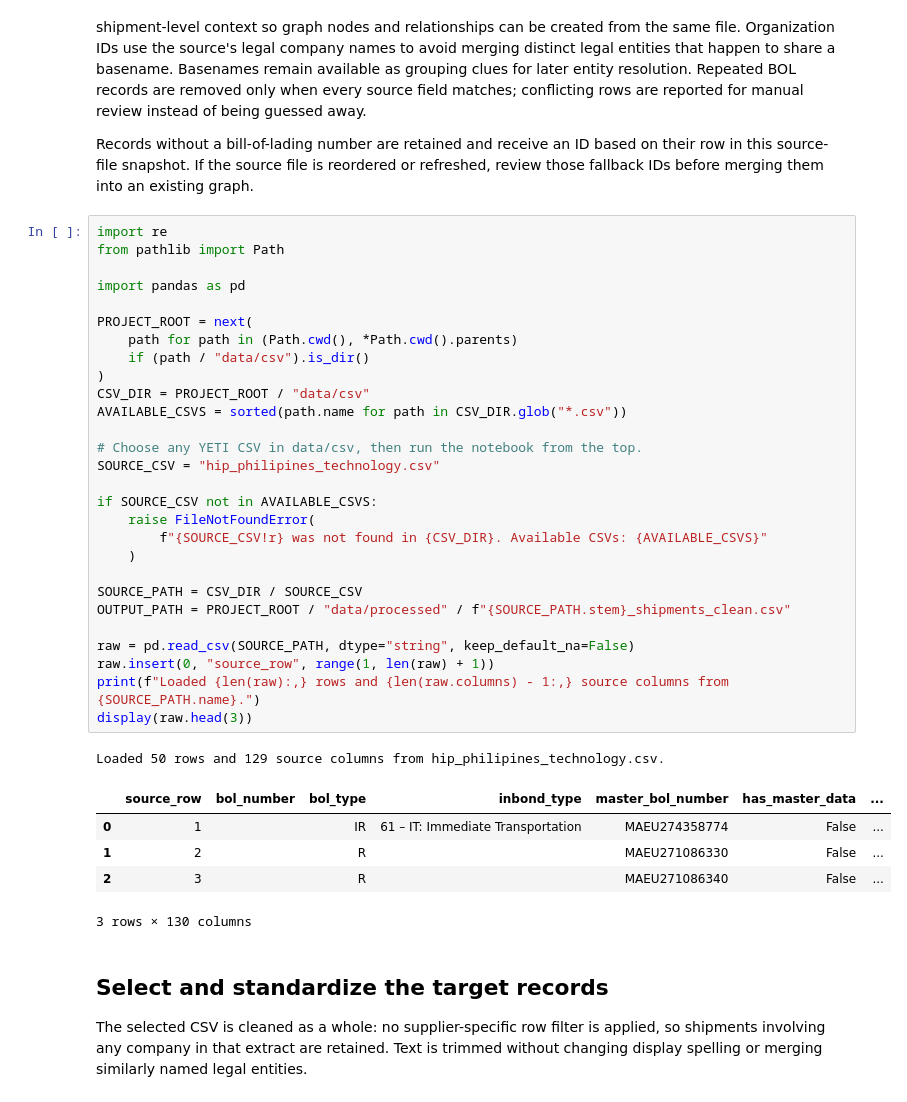
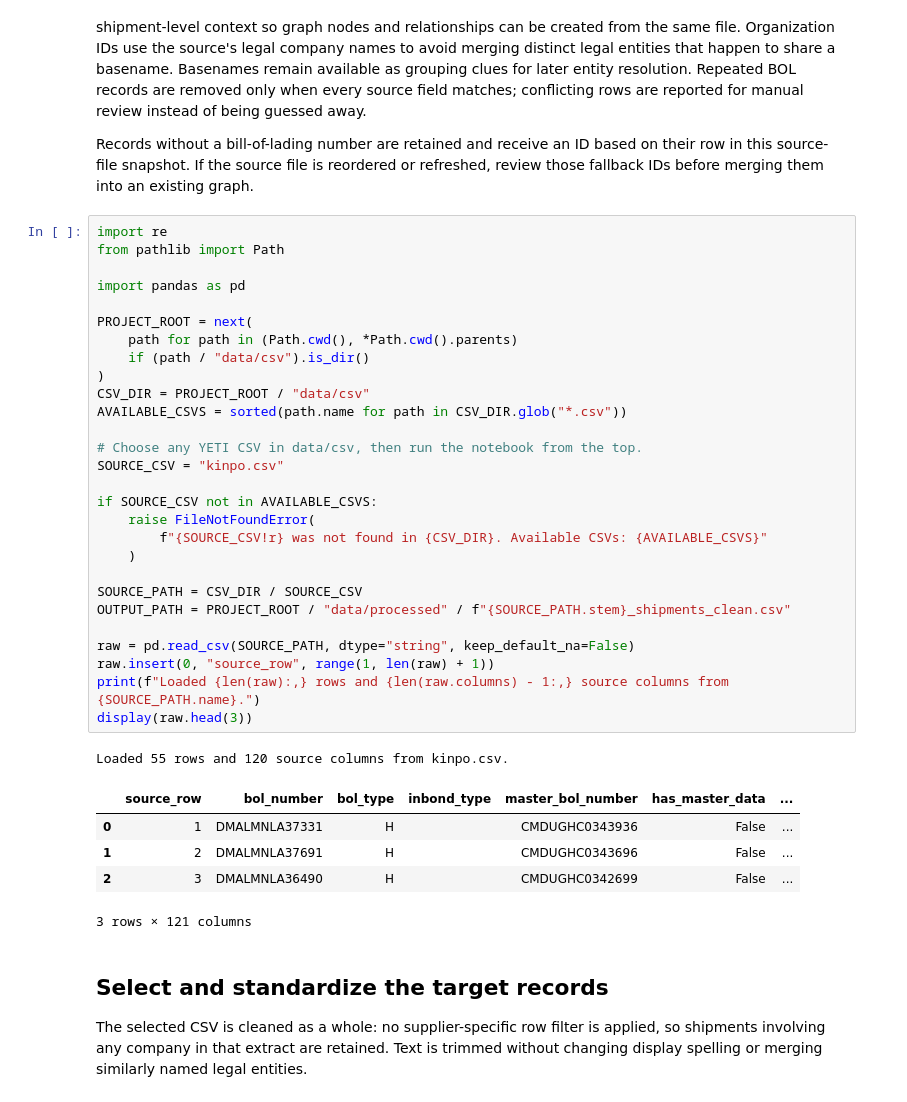
Before and after one commit to Josephus-git/supply-chain-ressilience, a Jupyter notebook: jupyter_notebooks/yeti_csv_cleaning_for_knowledge_graph.ipynb, the cells around one changed output. Saved outputs shown, nothing was run; the diff lists cells and outputs as text.

```diff
--- a/jupyter_notebooks/yeti_csv_cleaning_for_knowledge_graph.ipynb
+++ b/jupyter_notebooks/yeti_csv_cleaning_for_knowledge_graph.ipynb
@@ -9,38 +9,38 @@ Records without a bill-of-lading number are retained and receive an ID based on
 # %%
 import re
 from pathlib import Path
 
 import pandas as pd
 
 PROJECT_ROOT = next(
     path for path in (Path.cwd(), *Path.cwd().parents)
     if (path / "data/csv").is_dir()
 )
 CSV_DIR = PROJECT_ROOT / "data/csv"
 AVAILABLE_CSVS = sorted(path.name for path in CSV_DIR.glob("*.csv"))
 
 # Choose any YETI CSV in data/csv, then run the notebook from the top.
-SOURCE_CSV = "hip_philipines_technology.csv"
+SOURCE_CSV = "kinpo.csv"
 
 if SOURCE_CSV not in AVAILABLE_CSVS:
     raise FileNotFoundError(
         f"{SOURCE_CSV!r} was not found in {CSV_DIR}. Available CSVs: {AVAILABLE_CSVS}"
     )
 
 SOURCE_PATH = CSV_DIR / SOURCE_CSV
 OUTPUT_PATH = PROJECT_ROOT / "data/processed" / f"{SOURCE_PATH.stem}_shipments_clean.csv"
 
 raw = pd.read_csv(SOURCE_PATH, dtype="string", keep_default_na=False)
 raw.insert(0, "source_row", range(1, len(raw) + 1))
 print(f"Loaded {len(raw):,} rows and {len(raw.columns) - 1:,} source columns from {SOURCE_PATH.name}.")
 display(raw.head(3))
 # %% [output]
-Loaded 50 rows and 129 source columns from hip_philipines_technology.csv.
+Loaded 55 rows and 120 source columns from kinpo.csv.
 |  | source_row | bol_number | bol_type | inbond_type | master_bol_number | has_master_data | ... |
-| 0 | 1 |  | IR | 61 – IT: Immediate Transportation | MAEU274358774 | False | ... |
-| 1 | 2 |  | R |  | MAEU271086330 | False | ... |
-| 2 | 3 |  | R |  | MAEU271086340 | False | ... |
+| 0 | 1 | DMALMNLA37331 | H |  | CMDUGHC0343936 | False | ... |
+| 1 | 2 | DMALMNLA37691 | H |  | CMDUGHC0343696 | False | ... |
+| 2 | 3 | DMALMNLA36490 | H |  | CMDUGHC0342699 | False | ... |
-3 rows × 130 columns
+3 rows × 121 columns
 # %% [markdown]
 ## Select and standardize the target records
 
```
Also changed, not shown: parts of 3 cells of this notebook, 3 other files.
